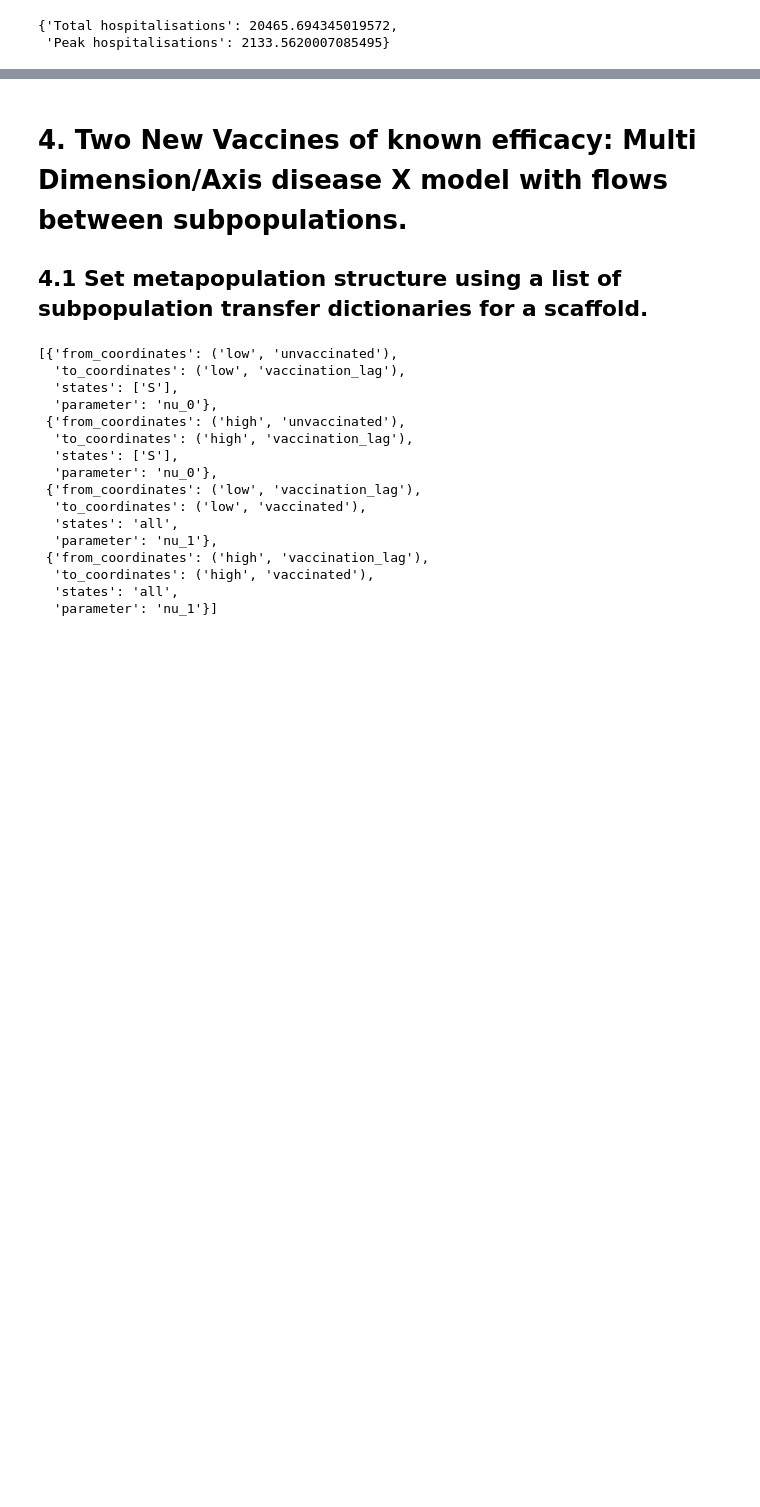
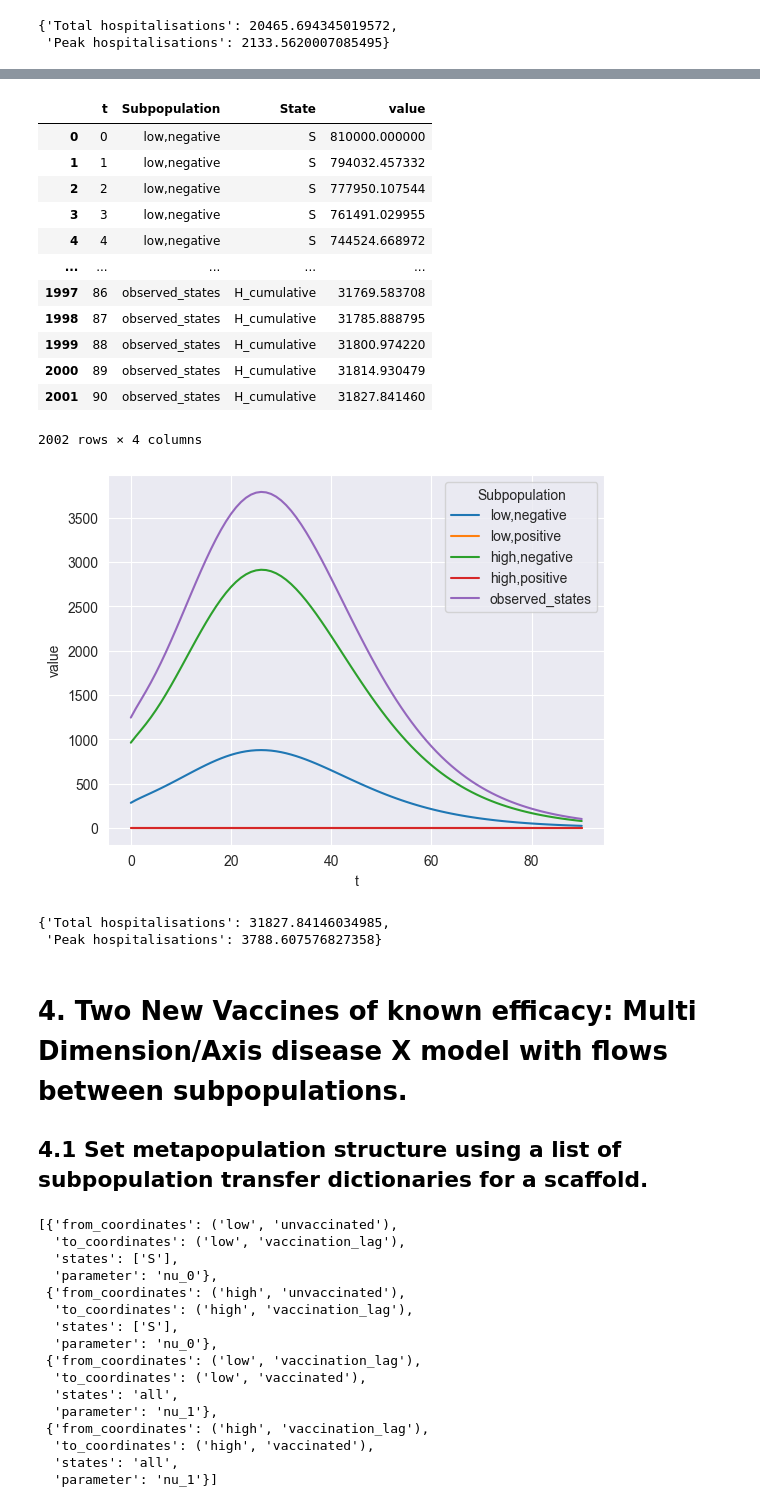
Before and after one commit to m-d-grunnill/MetaCast, a Jupyter notebook: demo/Basic_Demonstration.ipynb, the cells around one changed output, grey strips where cells are left out. Cells and saved outputs as stored; diff of their text form; code cells hidden in the pictures; blank space fills up the shorter version.

```diff
--- a/demo/Basic_Demonstration.ipynb
+++ b/demo/Basic_Demonstration.ipynb
@@ -400,10 +378,10 @@ metapop_model.parameter_names
  'rho_[low,positive]_[low,positive]',
  'sigma']
 # %%
-beta_parameters = {'beta' + subpop_suffix: transmission_no_intervention for subpop_suffix in metapop_model.subpop_suffixes}
+beta_parameters = {'beta' + subpop_suffix: beta for subpop_suffix in metapop_model.subpop_suffixes}
 hospitalisation_probs = {
-    **{'p_[high,'+ isolation_group +']': high_risk_prob_of_hospital for isolation_group in isolation_groups},
-    **{'p_[low,'+ isolation_group +']': low_risk_prob_of_hospital for isolation_group in isolation_groups}
+    **{'p_[high,'+ isolation_group +']': p_high for isolation_group in isolation_groups},
+    **{'p_[low,'+ isolation_group +']': p_high for isolation_group in isolation_groups}
 }
 # %%
 transmission_reduction_from_isolation = 0.6
@@ -473,15 +450,15 @@ rapid_pathogen_testing_eventqueue = EventQueue(event_information)
 # %% [markdown]
 ## 3.5 Run simulations with Events
 # %%
-results_3, transfer_df = rapid_pathogen_testing_eventqueue.run_simulation(model_object=metapop_model,
-                                                                          run_attribute='integrate',
-                                                                          parameters=parameters,
-                                                                          parameters_attribute='parameters',
-                                                                          y0=y,
-                                                                          end_time=end_day,
-                                                                          start_time=0,
-                                                                          simulation_step=time_step)
-results_3
+results_rapid_test, transfer_df = testing_eventqueue.run_simulation(model_object=metapop_model,
+                                                                    run_attribute='integrate',
+                                                                    parameters=parameters,
+                                                                    parameters_attribute='parameters',
+                                                                    y0=y,
+                                                                    end_time=end_day,
+                                                                    start_time=0,
+                                                                    simulation_step=time_step)
+results_rapid_test
 # %% [output]
 |  | low,negative |  |  |  |  | low,positive |  |  |  |  | ... |
 |  | S | E | I | H | R | S | E | I | H | R | ... |
@@ -548,0 +537,11 @@ display({'Total hospitalisations': results_3.loc[90,('observed_states','H_cumula
+# %%
+rapid_pathogen_test_event.make_event_a_nullevent()
+results_rapid_test_null, transfer_df = testing_eventqueue.run_simulation(model_object=metapop_model,
+                                                                         run_attribute='integrate',
+                                                                         parameters=parameters,
+                                                                         parameters_attribute='parameters',
+                                                                         y0=y,
+                                                                         end_time=end_day,
+                                                                         start_time=0,
+                                                                         simulation_step=time_step)
+results_rapid_test_null
@@ -549,3 +580,26 @@ display({'Total hospitalisations': results_3.loc[90,('observed_states','H_cumula
+# %%
+melt_results_and_plot_hospitalised(results_rapid_test_null)
+# %% [output]
+|  | t | Subpopulation | State | value |
+| 0 | 0 | low,negative | S | 810000.000000 |
+| 1 | 1 | low,negative | S | 794032.457332 |
+| 2 | 2 | low,negative | S | 777950.107544 |
+| 3 | 3 | low,negative | S | 761491.029955 |
+| 4 | 4 | low,negative | S | 744524.668972 |
+| ... | ... | ... | ... | ... |
+| 1997 | 86 | observed_states | H_cumulative | 31769.583708 |
+| 1998 | 87 | observed_states | H_cumulative | 31785.888795 |
+| 1999 | 88 | observed_states | H_cumulative | 31800.974220 |
+| 2000 | 89 | observed_states | H_cumulative | 31814.930479 |
+| 2001 | 90 | observed_states | H_cumulative | 31827.841460 |
+2002 rows × 4 columns
+[figure, added]
+# %%
+display({'Total hospitalisations': results_rapid_test_null.loc[90,('observed_states','H_cumulative')],
+         'Peak hospitalisations': max(results_rapid_test_null.loc[:,('observed_states','H')])})
+# %% [output]
+{'Total hospitalisations': 31827.84146034985,
+ 'Peak hospitalisations': 3788.607576827358}
 # %% [markdown]
 # 4. Two New Vaccines of known efficacy: Multi Dimension/Axis disease X model with flows between subpopulations.
 
```
Also changed, not shown: parts of 26 cells of this notebook, 2 other files.
